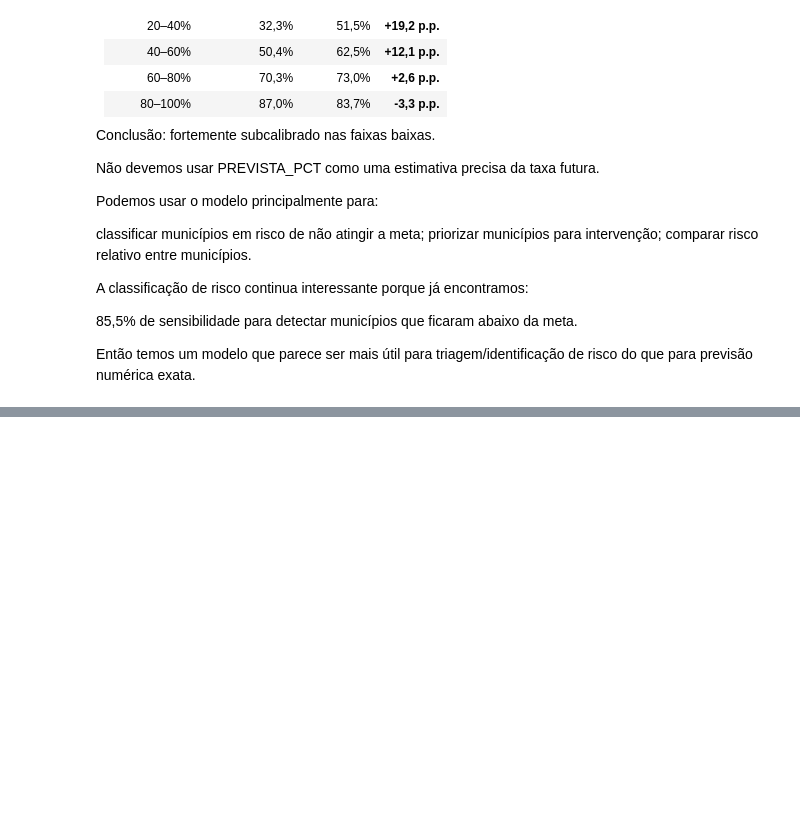
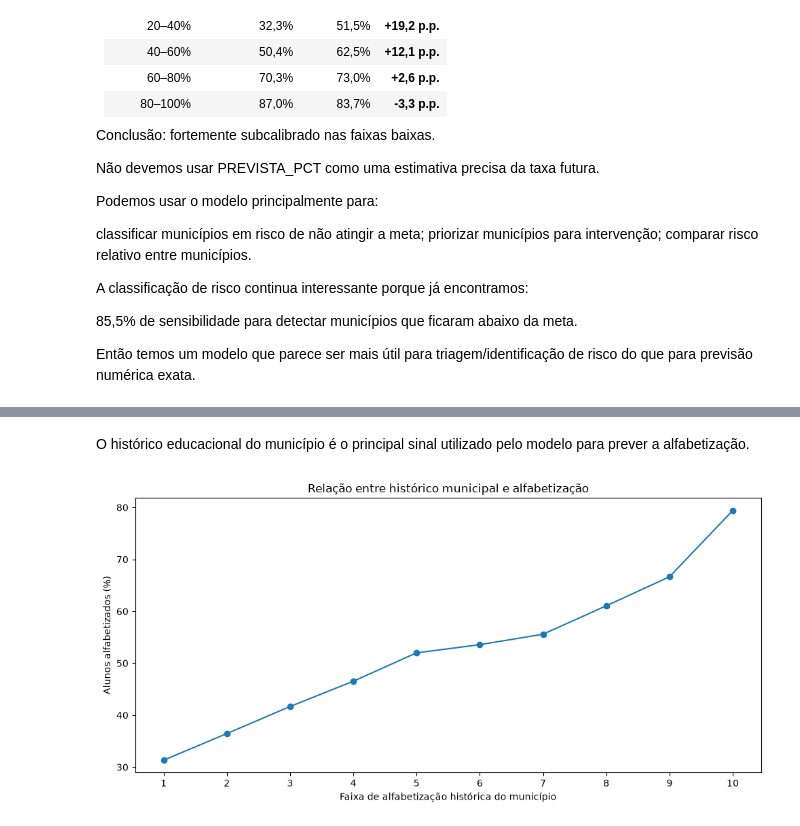
Before and after one commit to LucasRuizMartins/fiap_tech_challenge_03, a Jupyter notebook: notebooks/Pipeline_testeCi.ipynb, the cells around one changed output, grey strips where cells are left out. Saved outputs shown, nothing was run; the diff lists cells and outputs as text; code cells hidden in the pictures; blank space fills up the shorter version.

```diff
--- a/notebooks/Pipeline_testeCi.ipynb
+++ b/notebooks/Pipeline_testeCi.ipynb
@@ -3039,0 +3838,36 @@ Então temos um modelo que parece ser mais útil para triagem/identificação de
+# %% [markdown]
+O histórico educacional do município é o principal sinal utilizado pelo modelo para prever a alfabetização.
+# %%
+analise_decis = (
+    df_train
+    .groupby(
+        pd.qcut(
+            df_train["TAXA_ALF_MUNICIPIO_HIST"],
+            q=10,
+            duplicates="drop"
+        ),
+        observed=True
+    )["IN_ALFABETIZADO"]
+    .mean()
+    .mul(100)
+    .reset_index()
+)
+
+plt.figure(figsize=(10, 5))
+
+plt.plot(
+    range(1, len(analise_decis) + 1),
+    analise_decis["IN_ALFABETIZADO"],
+    marker="o"
+)
+
+plt.xlabel("Faixa de alfabetização histórica do município")
+plt.ylabel("Alunos alfabetizados (%)")
+plt.title("Relação entre histórico municipal e alfabetização")
+
+plt.xticks(range(1, 11))
+
+plt.tight_layout()
+plt.show()
+# %% [output]
+[figure, added]
```
Also changed, not shown: parts of 43 cells of this notebook.
